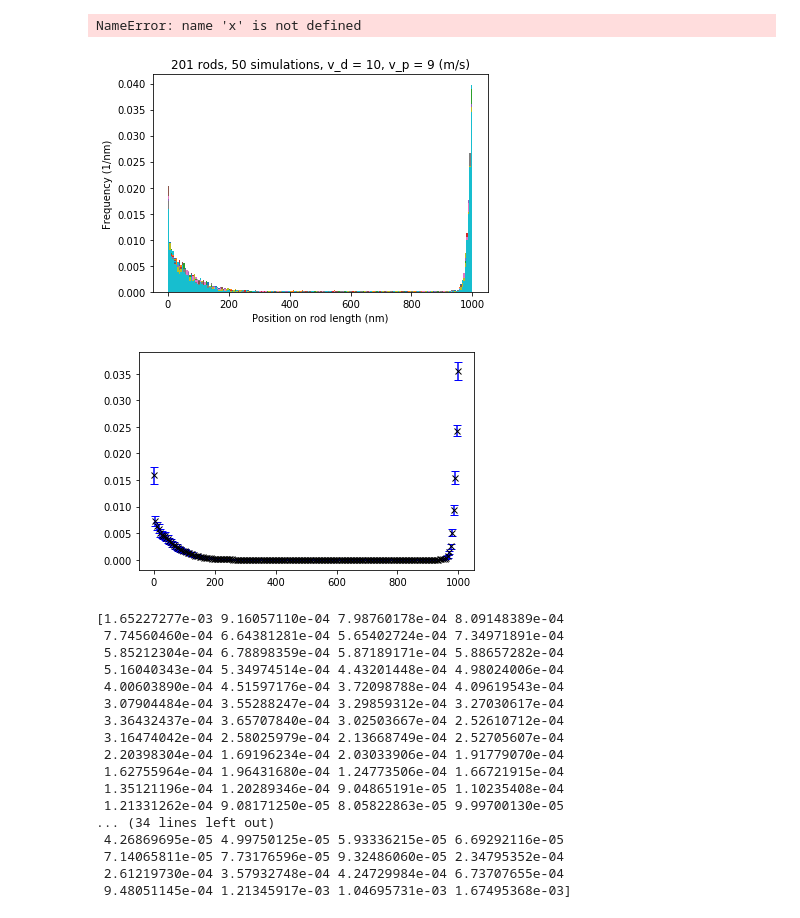
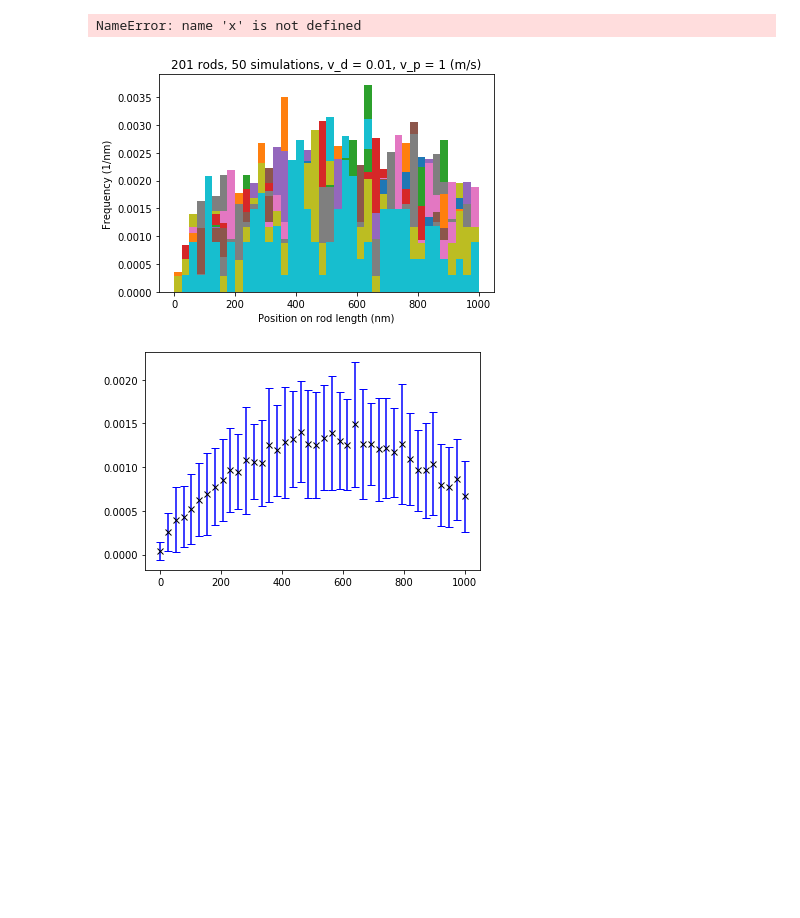
Before and after one commit to Terasuki/UG-PX402-ActiveMatter-2022-23, a Jupyter notebook: graphs.ipynb, the cells around one changed output. Saved outputs shown, nothing was run; the diff lists cells and outputs as text; code cells hidden in the pictures; blank space fills up the shorter version.

```diff
--- a/graphs.ipynb
+++ b/graphs.ipynb
@@ -283,59 +281,46 @@ plt.show()
 # %%
 def exp(x, a, b):
     return b*np.exp(a*x)
 
 def lineal(x, a, b):
     return a*(x-1000) + b
+
+def parabola(x, a, b, c):
+    return a*x*x + b*x + c
 motors_all = np.loadtxt('motors_multiple.dat')
 
-v_d = 10
-v_p = 9
+v_d = 0.01
+v_p = 1
 
-bins = 200
-start_point = 0
+bins = 40
+start_point = 0.1
+end_point = 999.9
 
 simuls = motors_all[:, 0].size
-x = np.linspace(start_point, 1000, bins)
+x = np.linspace(start_point, end_point, bins)
 bins_vals = np.zeros((simuls, bins))
 y = np.zeros(bins)
 y_error = np.zeros(bins)
 for i in range(simuls):
-    bins_vals[i], bin_borders, _ = plt.hist(motors_all[i], bins, (start_point, 1000), density=True)
+    bins_vals[i], bin_borders, _ = plt.hist(motors_all[i], bins, (start_point, end_point), density=True)
 
 plt.title(f'201 rods, 50 simulations, v_d = {v_d}, v_p = {v_p} (m/s)')
 plt.xlabel('Position on rod length (nm)')
 plt.ylabel('Frequency (1/nm)')
 
 for n in range(bins):
     y[n] = np.mean(bins_vals[:, n])
     y_error[n] = np.std(bins_vals[:, n])
 
 plt.show()
-plt.errorbar(x, y, zorder=10000, yerr=y_error, color='black', fmt='x', ecolor='blue', capsize=4)
+cont, err, _ = plt.errorbar(x, y, zorder=10000, yerr=y_error, color='black', fmt='x', ecolor='blue', capsize=4)
+#plt.plot(x, lineal(x, 0, 0.001), color='r')
 plt.show()
 
-
-print(y_error)
+xy = cont.get_xydata()
 # %% [output]
-[figure, old version]
+[figure, new version]
-[figure, old version]
+[figure, new version]
-[1.65227277e-03 9.16057110e-04 7.98760178e-04 8.09148389e-04
- 7.74560460e-04 6.64381281e-04 5.65402724e-04 7.34971891e-04
- 5.85212304e-04 6.78898359e-04 5.87189171e-04 5.88657282e-04
- 5.16040343e-04 5.34974514e-04 4.43201448e-04 4.98024006e-04
- 4.00603890e-04 4.51597176e-04 3.72098788e-04 4.09619543e-04
- 3.07904484e-04 3.55288247e-04 3.29859312e-04 3.27030617e-04
- 3.36432437e-04 3.65707840e-04 3.02503667e-04 2.52610712e-04
- 3.16474042e-04 2.58025979e-04 2.13668749e-04 2.52705607e-04
- 2.20398304e-04 1.69196234e-04 2.03033906e-04 1.91779070e-04
- 1.62755964e-04 1.96431680e-04 1.24773506e-04 1.66721915e-04
- 1.35121196e-04 1.20289346e-04 9.04865191e-05 1.10235408e-04
- 1.21331262e-04 9.08171250e-05 8.05822863e-05 9.99700130e-05
-... (34 lines left out)
- 4.26869695e-05 4.99750125e-05 5.93336215e-05 6.69292116e-05
- 7.14065811e-05 7.73176596e-05 9.32486060e-05 2.34795352e-04
- 2.61219730e-04 3.57932748e-04 4.24729984e-04 6.73707655e-04
- 9.48051145e-04 1.21345917e-03 1.04695731e-03 1.67495368e-03]
 # %%
 plt.errorbar(x, np.log(y), zorder=10000, yerr=np.divide(y_error,y), color='black', fmt='x', ecolor='blue', capsize=4)
 #plt.scatter(x, y, zorder=9999)
```
Also changed, not shown: parts of 13 cells of this notebook, 1 other file.
